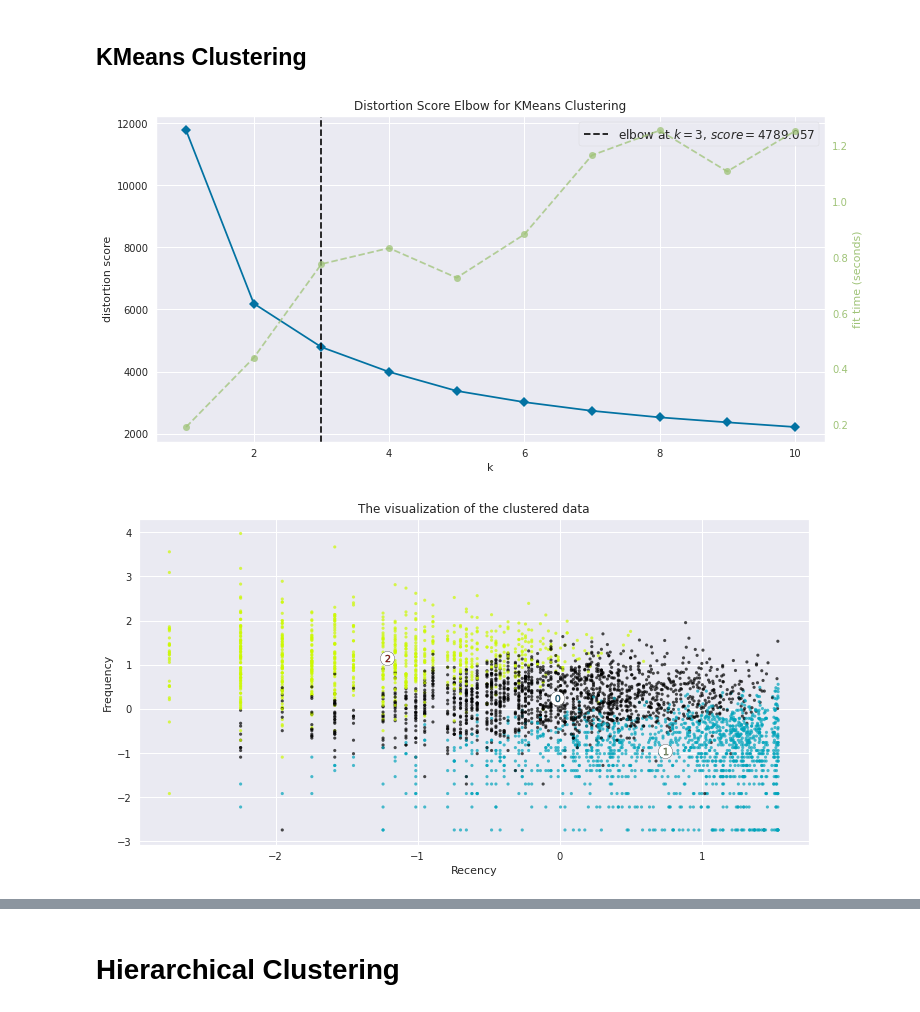
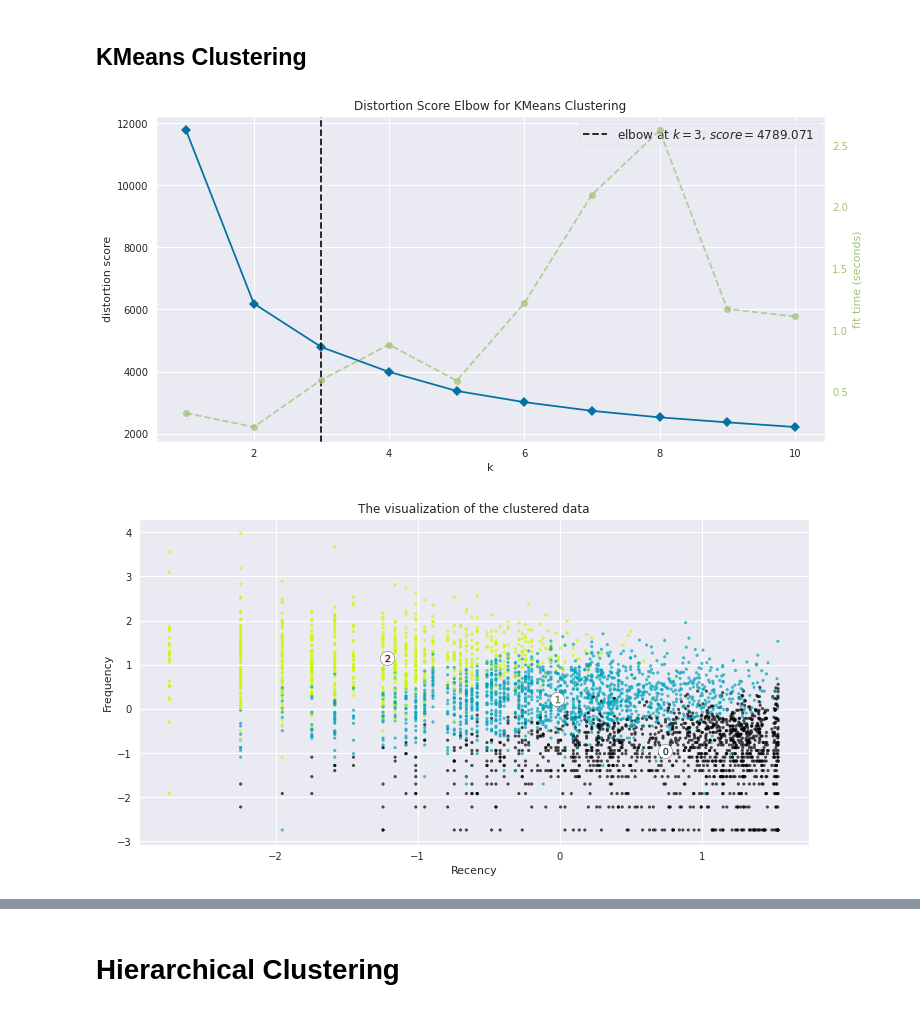
Before and after one commit to RupeshSharma14/Online-Retail-Customer-Segmentation, a Jupyter notebook: Online_Retail_Customer_Segmentation.ipynb, the cells around one changed output, grey strips where cells are left out. Saved outputs shown, nothing was run; the diff lists cells and outputs as text; code cells hidden in the pictures.

```diff
--- a/Online_Retail_Customer_Segmentation.ipynb
+++ b/Online_Retail_Customer_Segmentation.ipynb
@@ -604,14 +623,15 @@ data_prepared = scaler.fit_transform(data)
 # %%
 # Finding the optimal number of clusters using Elbow method
 
-model = KMeans(n_init = 10)
+rng = np.random.RandomState(0)
+model = KMeans(n_init = 10, random_state = rng)
 visualizer = KElbowVisualizer(model, k=(1,11))
 visualizer.fit(data_prepared)
 visualizer.show()
 
 plt.show()
 # %% [output]
-[figure, old version]
+[figure, new version]
 # %%
 # Fitting KMeans Clustering
 
@@ -639,7 +659,7 @@ plt.ylabel("Frequency")
 
 plt.show()
 # %% [output]
-[figure, old version]
+[figure, new version]
 # %%
 # Visualising the clusters wrt Frequency and Monetary
 
```
Also changed, not shown: parts of 23 cells of this notebook.
